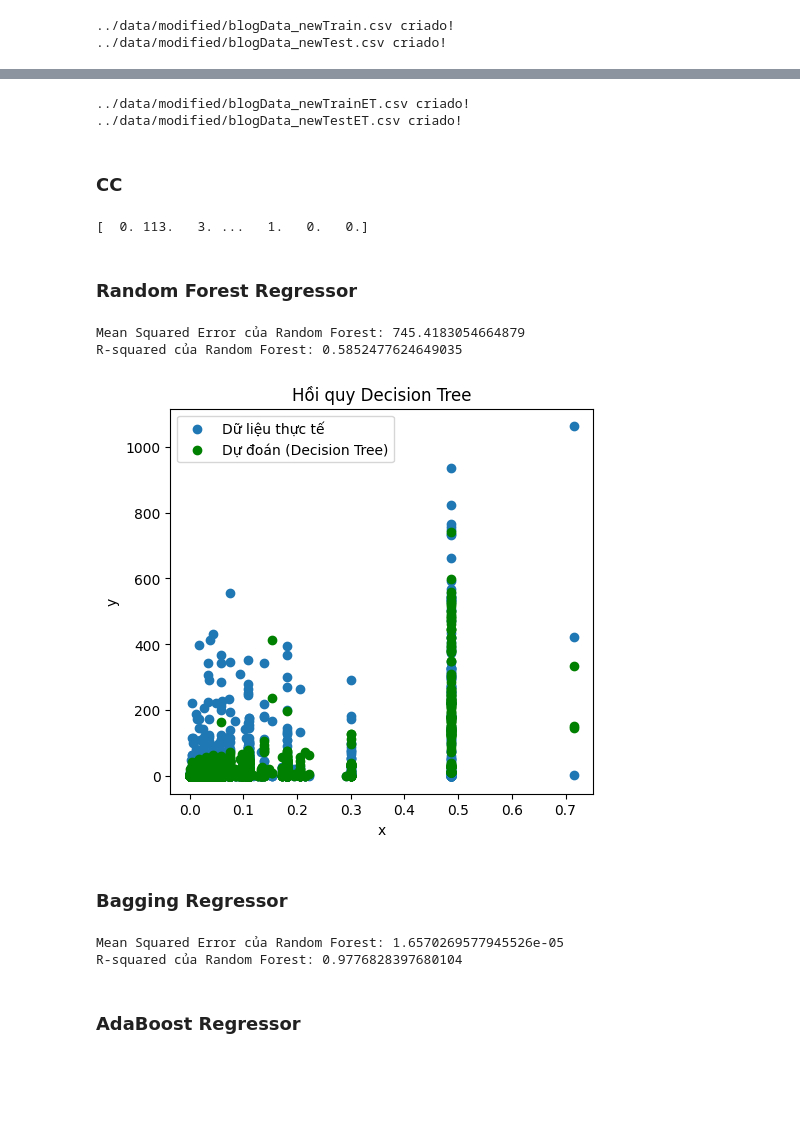
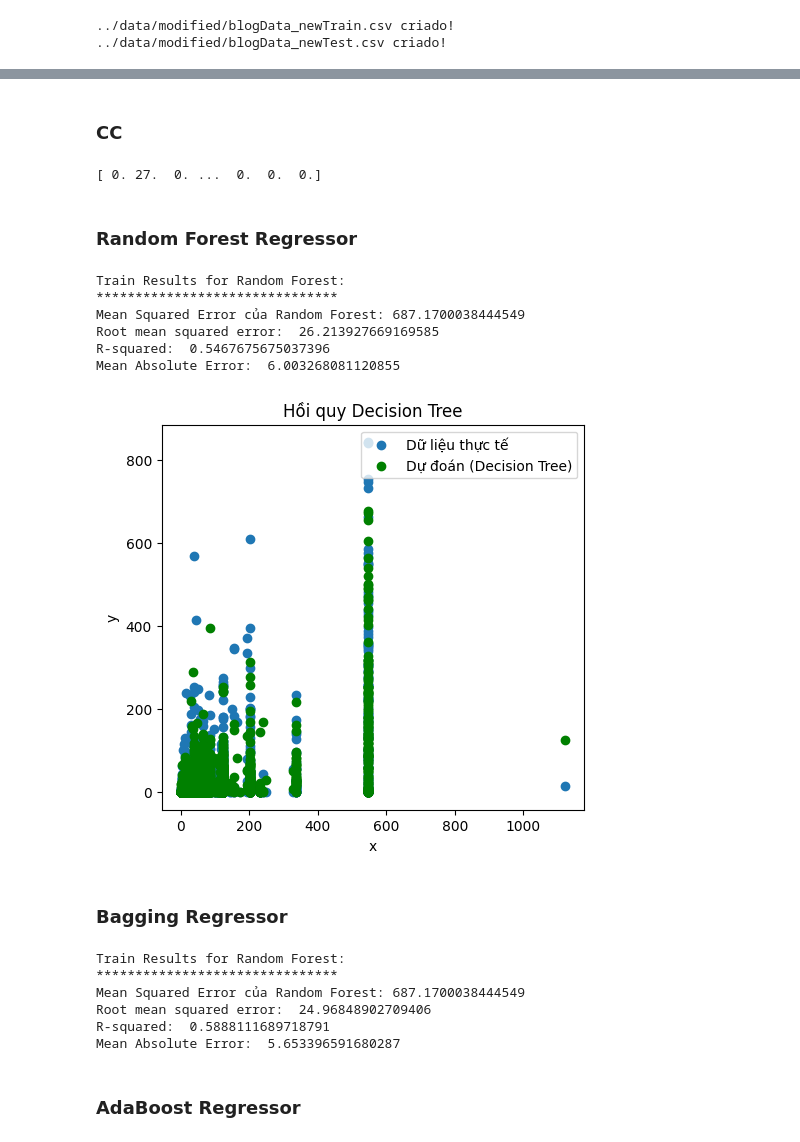
Before and after one commit to thuan-NM/Blog-FeedBack-Predict, a Jupyter notebook: src/analysis-script.ipynb, the cells around one changed output, grey strips where cells are left out. Saved outputs shown, nothing was run; the diff lists cells and outputs as text; code cells hidden in the pictures; blank space fills up the shorter version.

```diff
--- a/src/analysis-script.ipynb
+++ b/src/analysis-script.ipynb
@@ -167,29 +139,18 @@ print(dataset_testnew.shape)
-# %%
-newcsv = "../data/modified/blogData_newTrainET.csv"
-dataset_trainnew.to_csv(newcsv, index=False)
-print(newcsv + " criado!")
-
-newtestcsv = "../data/modified/blogData_newTestET.csv"
-dataset_testnew.to_csv(newtestcsv, index=False)
-print(newtestcsv + " criado!")
-# %% [output]
-../data/modified/blogData_newTrainET.csv criado!
-../data/modified/blogData_newTestET.csv criado!
 # %% [markdown]
 ### CC
 # %%
 from sklearn.model_selection import train_test_split
 data = pd.read_csv("../data/modified/blogData_newTrain.csv")
 data = np.delete(data,0,0)
-trainSet = data[:,:5]
+trainSet = data[:,:54]
 trainSet = pd.DataFrame(trainSet)
 testSet = data[:,-1]
 
-Xtrain,Xtest,ytrain,ytest = train_test_split(trainSet,testSet,test_size=1/5)
+Xtrain,Xtest,ytrain,ytest = train_test_split(trainSet,testSet,test_size=1/5,random_state=125)
 
-print(Xtest)
+print(testSet)
 # %% [output]
-[  0. 113.   3. ...   1.   0.   0.]
+[ 0. 27.  0. ...  0.  0.  0.]
 # %%
 a_list = 10**np.linspace(-1,5, 7)
 ratio = np.linspace(0,1, 20)
@@ -198,33 +159,46 @@ mean_squared_err = lambda y, yhat: np.mean((y-yhat)**2)
 ### Random Forest Regressor
 # %%
 #Random Forest
+from sklearn.metrics import mean_squared_error as mse
+from sklearn.metrics import r2_score as rs
+from sklearn.metrics import mean_absolute_error as mae
+from math import sqrt
+
 from sklearn.ensemble import RandomForestRegressor
 
-random_forest = RandomForestRegressor(max_depth=20, n_estimators=200,max_leaf_nodes=20)
+random_forest = RandomForestRegressor(max_depth=20, n_estimators=200)
 random_forest.fit(Xtrain, ytrain.ravel())
 
 y_pred_rf = random_forest.predict(Xtest)
+mse_rf = mean_squared_error(ytest, y_pred_rf)
 
-mse_rf = mean_squared_error(ytest, y_pred_rf)
-r2_rf = r2_score(ytest,y_pred_rf)
 
+
+print("Train Results for Random Forest:")
+print("*******************************")
 print("Mean Squared Error của Random Forest:", mse_rf)
-print("R-squared của Random Forest:", r2_rf)
+print("Root mean squared error: ", sqrt(mse(ytest, y_pred_rf)))
+print("R-squared: ", rs(ytest, y_pred_rf))
+print("Mean Absolute Error: ", mae(ytest, y_pred_rf))
 
 plt.figure(figsize=(12,5))
 plt.subplot(121)
 plt.scatter(Xtest[0],ytest, label='Dữ liệu thực tế')
 plt.scatter(Xtest[0],y_pred_rf, color='green', label='Dự đoán (Decision Tree)')
 plt.xlabel('x')
 plt.ylabel('y')
 plt.title('Hồi quy Decision Tree')
 plt.legend()
 
 plt.show()
 # %% [output]
-Mean Squared Error của Random Forest: 745.4183054664879
-R-squared của Random Forest: 0.5852477624649035
+Train Results for Random Forest:
+*******************************
+Mean Squared Error của Random Forest: 687.1700038444549
+Root mean squared error:  26.213927669169585
+R-squared:  0.5467675675037396
+Mean Absolute Error:  6.003268081120855
-[figure, old version]
+[figure, new version]
 # %% [markdown]
 ### Bagging Regressor
 # %%
@@ -240,13 +214,19 @@ bagging_regressor.fit(Xtrain, ytrain)
 y_pred_bg = bagging_regressor.predict(Xtest)
 
 mse_bg = mean_squared_error(ytest,y_pred_bg)
-r2_bg = r2_score(ytest,y_pred_bg)
-
-print("Mean Squared Error của Random Forest:", mse_bg)
-print("R-squared của Random Forest:", r2_bg)
+print("Train Results for Random Forest:")
+print("*******************************")
+print("Mean Squared Error của Random Forest:", mse_rf)
+print("Root mean squared error: ", sqrt(mse(ytest, y_pred_bg)))
+print("R-squared: ", rs(ytest, y_pred_bg))
+print("Mean Absolute Error: ", mae(ytest, y_pred_bg))
 # %% [output]
-Mean Squared Error của Random Forest: 1.6570269577945526e-05
-R-squared của Random Forest: 0.9776828397680104
+Train Results for Random Forest:
+*******************************
+Mean Squared Error của Random Forest: 687.1700038444549
+Root mean squared error:  24.96848902709406
+R-squared:  0.5888111689718791
+Mean Absolute Error:  5.653396591680287
 # %% [markdown]
 ### AdaBoost Regressor
 # %%
```
Also changed, not shown: parts of 26 cells of this notebook.
